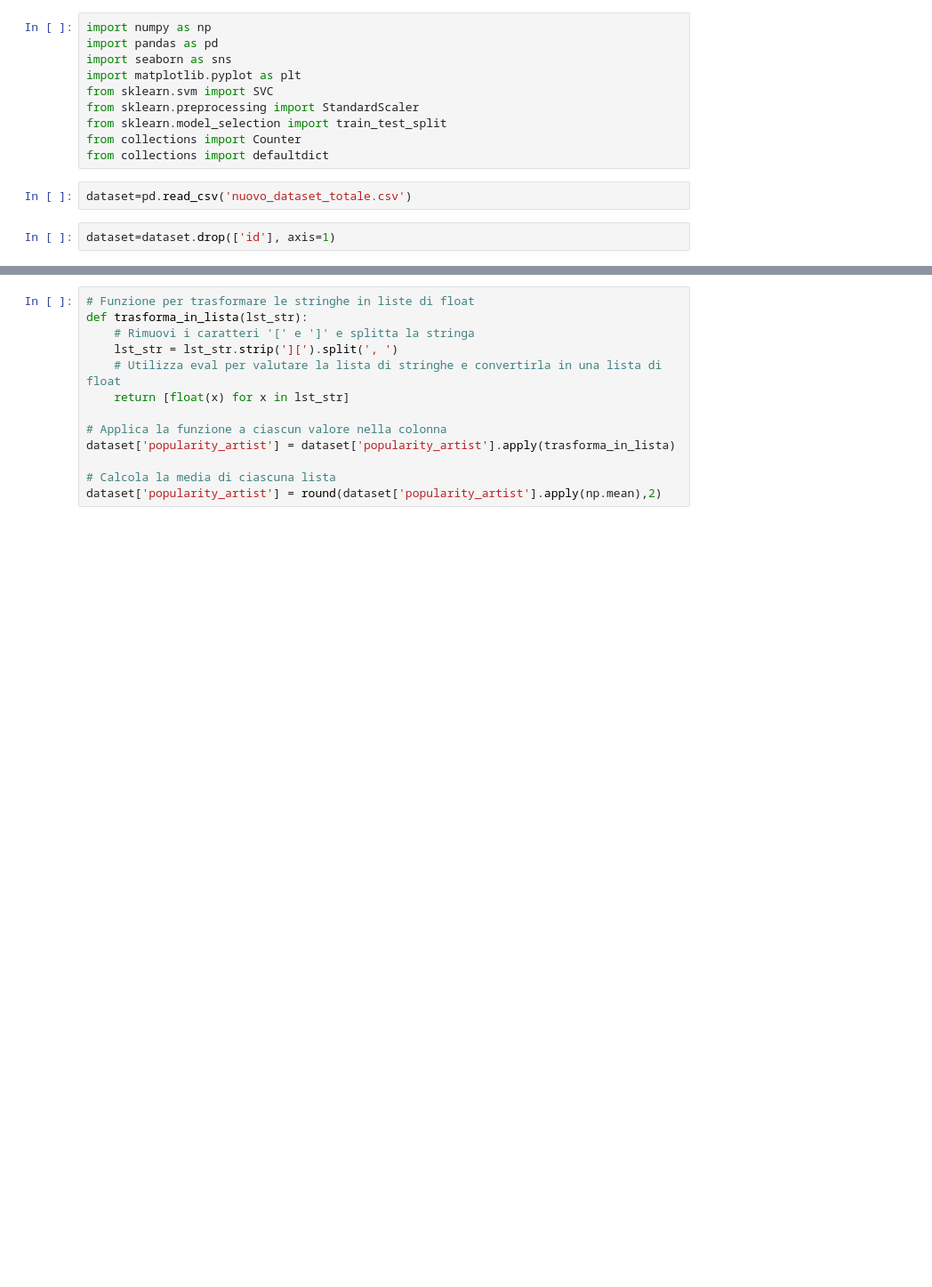
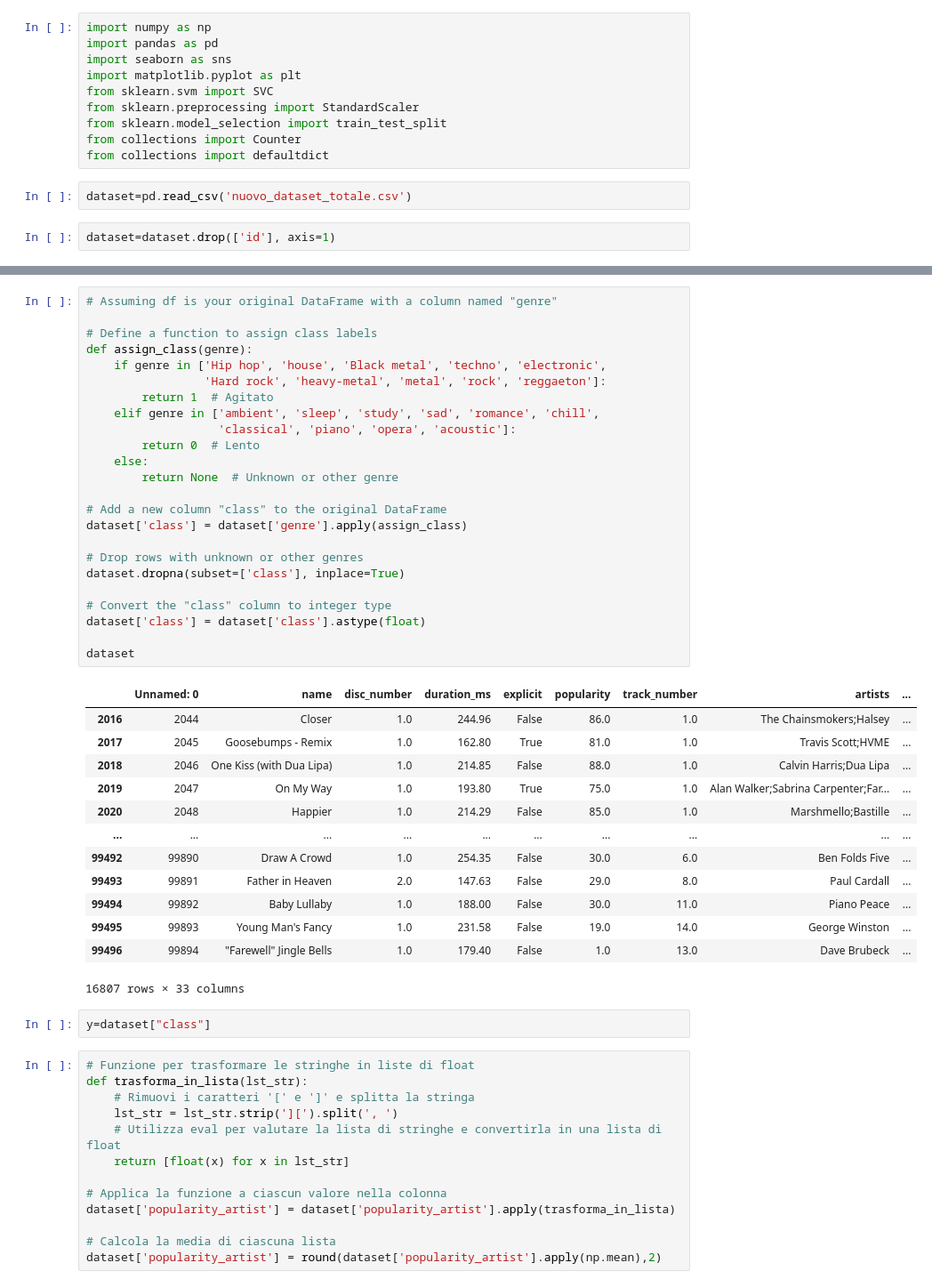
Before and after one commit to Bakko000/Data-Mining-2, a Jupyter notebook: advancedsvm.ipynb, the cells around one changed output, grey strips where cells are left out. Shown at 89% size. Drawn from its saved outputs; the diff is of its cells as text; blank space fills up the shorter version.

```diff
--- a/advancedsvm.ipynb
+++ b/advancedsvm.ipynb
@@ -19,3 +31,43 @@ y=mode
+# %%
+# Assuming df is your original DataFrame with a column named "genre"
+
+# Define a function to assign class labels
+def assign_class(genre):
+    if genre in ['Hip hop', 'house', 'Black metal', 'techno', 'electronic',
+                 'Hard rock', 'heavy-metal', 'metal', 'rock', 'reggaeton']:
+        return 1  # Agitato
+    elif genre in ['ambient', 'sleep', 'study', 'sad', 'romance', 'chill',
+                   'classical', 'piano', 'opera', 'acoustic']:
+        return 0  # Lento
+    else:
+        return None  # Unknown or other genre
+
+# Add a new column "class" to the original DataFrame
+dataset['class'] = dataset['genre'].apply(assign_class)
+
+# Drop rows with unknown or other genres
+dataset.dropna(subset=['class'], inplace=True)
+
+# Convert the "class" column to integer type
+dataset['class'] = dataset['class'].astype(float)
+
+dataset
+# %% [output]
+|  | Unnamed: 0 | name | disc_number | duration_ms | explicit | popularity | track_number | artists | ... |
+| 2016 | 2044 | Closer | 1.0 | 244.96 | False | 86.0 | 1.0 | The Chainsmokers;Halsey | ... |
+| 2017 | 2045 | Goosebumps - Remix | 1.0 | 162.80 | True | 81.0 | 1.0 | Travis Scott;HVME | ... |
+| 2018 | 2046 | One Kiss (with Dua Lipa) | 1.0 | 214.85 | False | 88.0 | 1.0 | Calvin Harris;Dua Lipa | ... |
+| 2019 | 2047 | On My Way | 1.0 | 193.80 | True | 75.0 | 1.0 | Alan Walker;Sabrina Carpenter;Far... | ... |
+| 2020 | 2048 | Happier | 1.0 | 214.29 | False | 85.0 | 1.0 | Marshmello;Bastille | ... |
+| ... | ... | ... | ... | ... | ... | ... | ... | ... | ... |
+| 99492 | 99890 | Draw A Crowd | 1.0 | 254.35 | False | 30.0 | 6.0 | Ben Folds Five | ... |
+| 99493 | 99891 | Father in Heaven | 2.0 | 147.63 | False | 29.0 | 8.0 | Paul Cardall | ... |
+| 99494 | 99892 | Baby Lullaby | 1.0 | 188.00 | False | 30.0 | 11.0 | Piano Peace | ... |
+| 99495 | 99893 | Young Man's Fancy | 1.0 | 231.58 | False | 19.0 | 14.0 | George Winston | ... |
+| 99496 | 99894 | "Farewell" Jingle Bells | 1.0 | 179.40 | False | 1.0 | 13.0 | Dave Brubeck | ... |
+16807 rows × 33 columns
+# %%
+y=dataset["class"]
 # %%
 # Funzione per trasformare le stringhe in liste di float
 def trasforma_in_lista(lst_str):
```
Also changed, not shown: parts of 14 cells of this notebook.
